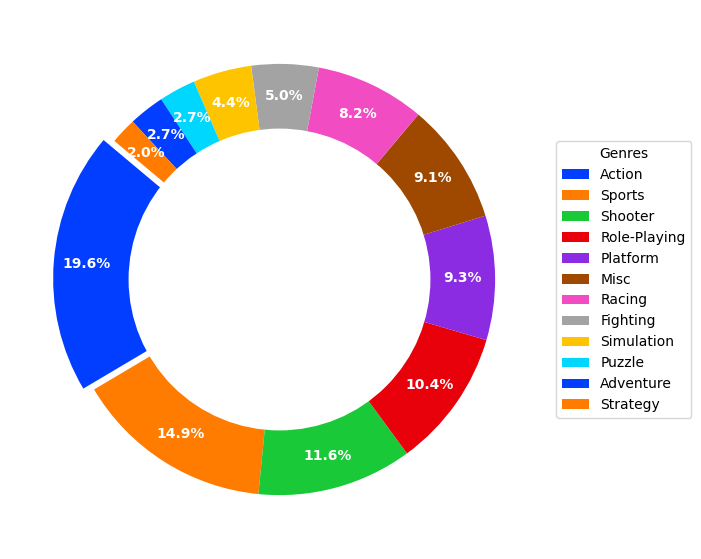
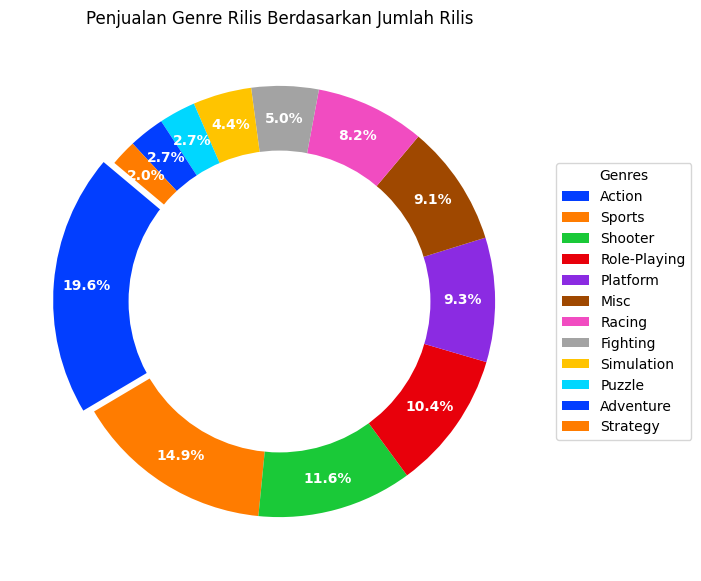
Unified diff of the notebook cell whose output changed from the first chart to the second:
--- before
+++ after
@@ -1,4 +1,3 @@
 #Histogram: Menampilkan Urutan Genre Game Terpopuler
-print("Histogram")
 plt.figure(figsize=(12, 5))
 ax=sns.countplot(y=df['Genre'], order=df['Genre'].value_counts().index[:10])
@@ -12,6 +11,6 @@
 
 print("")
+
 #Pie Chart
-print("Pie Chart")
 genre_global = df.groupby("Genre")["Global_Sales"].sum().sort_values(ascending=False)
 plt.figure(figsize=(7, 7))
@@ -33,5 +32,5 @@
 fig.gca().add_artist(centre_circle)
 
+plt.title('Penjualan Genre Rilis Berdasarkan Jumlah Rilis')
 plt.legend(wedges, genre_global.index, title="Genres", loc="center left", bbox_to_anchor=(1, 0, 0.5, 1))
-
 plt.show()

Commit: Created using Colab